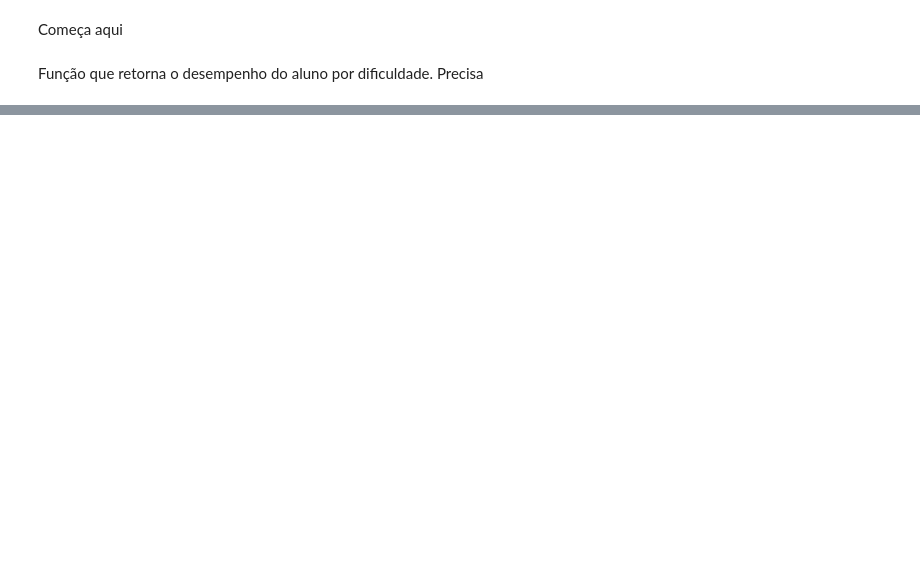
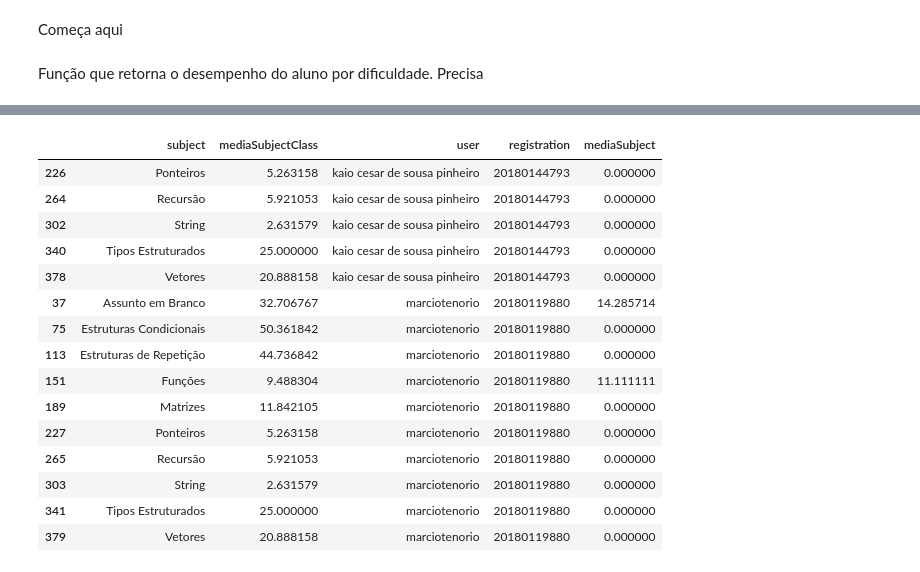
Before and after one commit to vilsonrodrigues/Projeto_Orientacao_Academica_LoP, a Jupyter notebook: Projeto_Orientacao_Academica_LoP.ipynb, the cells around one changed output, grey strips where cells are left out. Saved outputs shown, nothing was run; the diff lists cells and outputs as text; code cells hidden in the pictures; blank space fills up the shorter version.

```diff
--- a/Projeto_Orientacao_Academica_LoP.ipynb
+++ b/Projeto_Orientacao_Academica_LoP.ipynb
@@ -687,3 +778,14 @@ def graph_performance_student_difficulty_list_test(df_performance_difficulty_lis
+# %%
+def graph_performance_student_subject_list_test(df_performance_subject_list_test):
+  #Media por assunto na turma
+  df_mean_subject = df_performance_subject_list_test.groupby(['subject'])['mediaSubject'].mean().reset_index(name='mediaSubjectClass')
+  #Retirando colunas desnecessárias
+  df_graph = df_performance_subject_list_test.sort_values(by='user').drop(columns=['totalHitPercentage','totalQuestions'])
+  #Merge
+  df_graph = pd.merge(df_mean_subject, df_graph, on='subject')
+  #Ordenando
+  df_graph.sort_values(by=['user','registration','subject'], inplace = True)
+  return df_graph#.to_json(force_ascii=False,orient='records')
 # %% [markdown]
 Testes
 # %%
@@ -1828,0 +2002,3 @@ df_performance_difficulty_list.sort_values(by='user').drop(columns=['totalHitPer
+# %%
+df_performance_subject_list = performance_subject_list_test(df_submission, df_questions_selected, listORtest = 'list')
+df_performance_subject_list.tail()
@@ -1828,0 +2045,30 @@ df_performance_difficulty_list.sort_values(by='user').drop(columns=['totalHitPer
+# %%
+def graph_performance_student_subject_list_test(df_performance_subject_list_test):
+  #Media por assunto na turma
+  df_mean_subject = df_performance_subject_list_test.groupby(['subject'])['mediaSubject'].mean().reset_index(name='mediaSubjectClass')
+  #Retirando colunas desnecessárias
+  df_graph = df_performance_subject_list_test.sort_values(by='user').drop(columns=['totalHitPercentage','totalQuestions'])
+  #Merge
+  df_graph = pd.merge(df_mean_subject, df_graph, on='subject')
+  #Ordenando
+  df_graph.sort_values(by=['user','registration','subject'], inplace = True)
+  return df_graph#.to_json(force_ascii=False,orient='records')
+# %%
+graph_performance_student_subject_list_test(df_performance_subject_list).tail(15)
+# %% [output]
+|  | subject | mediaSubjectClass | user | registration | mediaSubject |
+| 226 | Ponteiros | 5.263158 | kaio cesar de sousa pinheiro | 20180144793 | 0.000000 |
+| 264 | Recursão | 5.921053 | kaio cesar de sousa pinheiro | 20180144793 | 0.000000 |
+| 302 | String | 2.631579 | kaio cesar de sousa pinheiro | 20180144793 | 0.000000 |
+| 340 | Tipos Estruturados | 25.000000 | kaio cesar de sousa pinheiro | 20180144793 | 0.000000 |
+| 378 | Vetores | 20.888158 | kaio cesar de sousa pinheiro | 20180144793 | 0.000000 |
+| 37 | Assunto em Branco | 32.706767 | marciotenorio | 20180119880 | 14.285714 |
+| 75 | Estruturas Condicionais | 50.361842 | marciotenorio | 20180119880 | 0.000000 |
+| 113 | Estruturas de Repetição | 44.736842 | marciotenorio | 20180119880 | 0.000000 |
+| 151 | Funções | 9.488304 | marciotenorio | 20180119880 | 11.111111 |
+| 189 | Matrizes | 11.842105 | marciotenorio | 20180119880 | 0.000000 |
+| 227 | Ponteiros | 5.263158 | marciotenorio | 20180119880 | 0.000000 |
+| 265 | Recursão | 5.921053 | marciotenorio | 20180119880 | 0.000000 |
+| 303 | String | 2.631579 | marciotenorio | 20180119880 | 0.000000 |
+| 341 | Tipos Estruturados | 25.000000 | marciotenorio | 20180119880 | 0.000000 |
+| 379 | Vetores | 20.888158 | marciotenorio | 20180119880 | 0.000000 |
```
Also changed, not shown: parts of 23 cells of this notebook.
